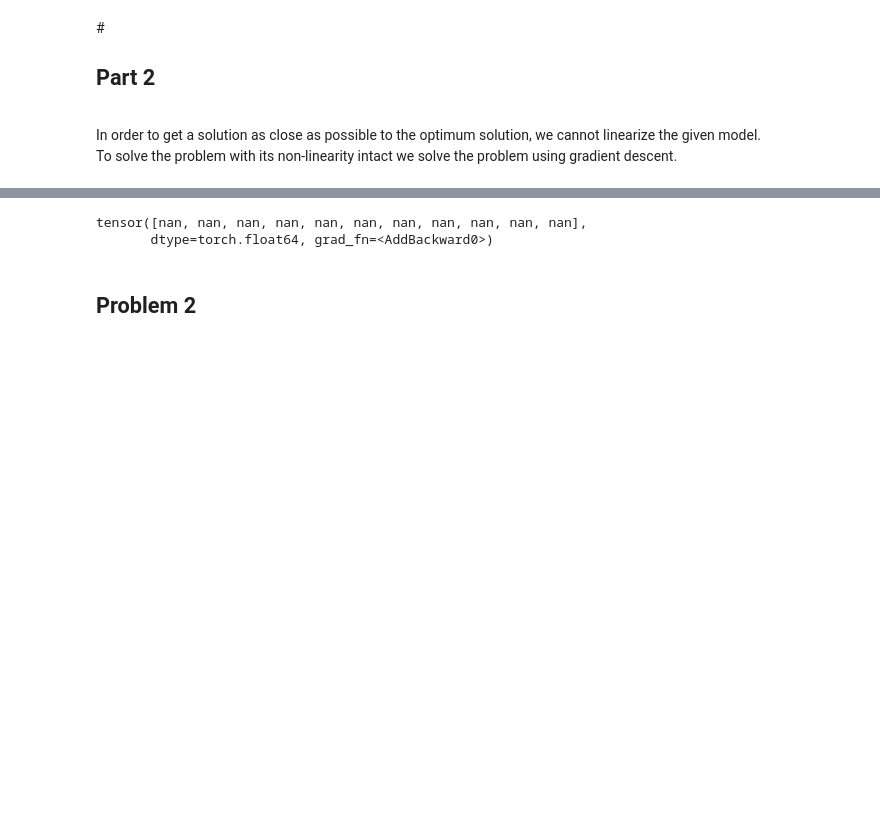
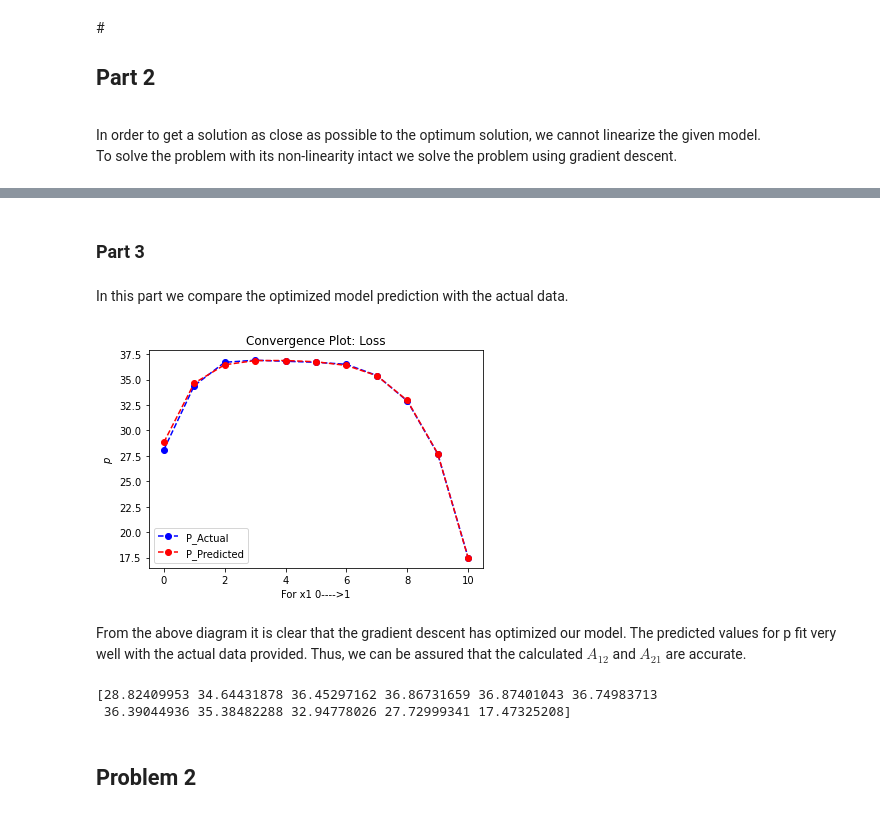
Before and after one commit to omiksave/Design-Optimization, a Jupyter notebook: Homework3.ipynb, the cells around one changed output, grey strips where cells are left out. Cells and saved outputs as stored; diff of their text form; code cells hidden in the pictures; blank space fills up the shorter version.

```diff
--- a/Homework3.ipynb
+++ b/Homework3.ipynb
@@ -81,8 +85,27 @@ for i in range(1000):
+# %% [markdown]
+# <h3> Part 3
+# %% [markdown]
+In this part we compare the optimized model prediction with the actual data.
+# %%
+plt.figure(1);plt.clf()
+plt.plot(p,'bo--')
+plt.plot(p_pred.detach().numpy(),'ro--')
+plt.xlabel('For x1 0---->1')
+plt.ylabel('$p$')
+plt.legend(['P_Actual','P_Predicted'])
+plt.title('Convergence Plot: Loss')
+plt.show()
+# %% [output]
+[figure, added]
+# %% [markdown]
+From the above diagram it is clear that the gradient descent has optimized our model. The predicted values for p
+fit very well with the actual data provided. Thus, we can be assured that the calculated $A_{12}$ and
+$A_{21}$ are accurate.
 # %%
-print(p_pred)
+print(p_pred.detach().numpy())
 # %% [output]
-tensor([nan, nan, nan, nan, nan, nan, nan, nan, nan, nan, nan],
-       dtype=torch.float64, grad_fn=<AddBackward0>)
+[28.82409953 34.64431878 36.45297162 36.86731659 36.87401043 36.74983713
+ 36.39044936 35.38482288 32.94778026 27.72999341 17.47325208]
 # %% [markdown]
 # <h2> Problem 2
 # %% [markdown]
```
Also changed, not shown: parts of 9 cells of this notebook.
